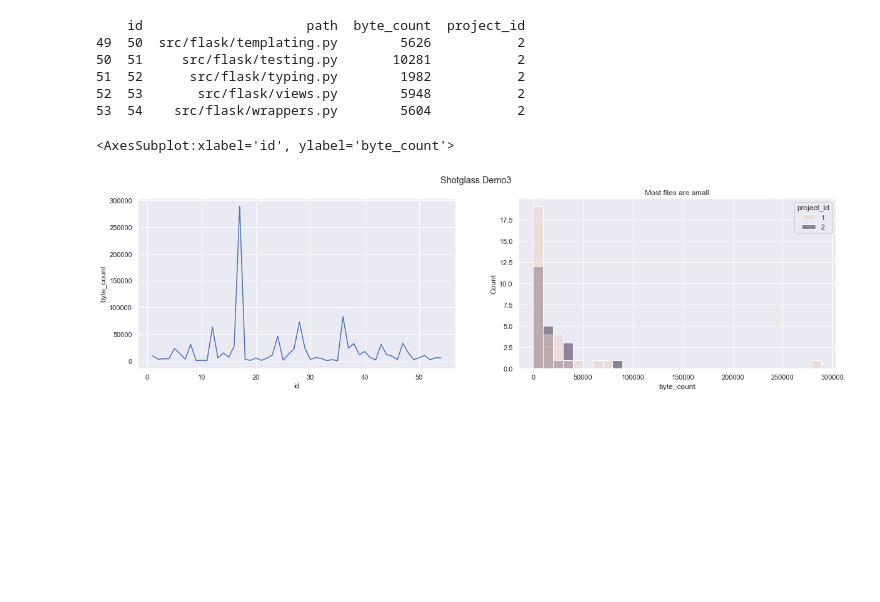
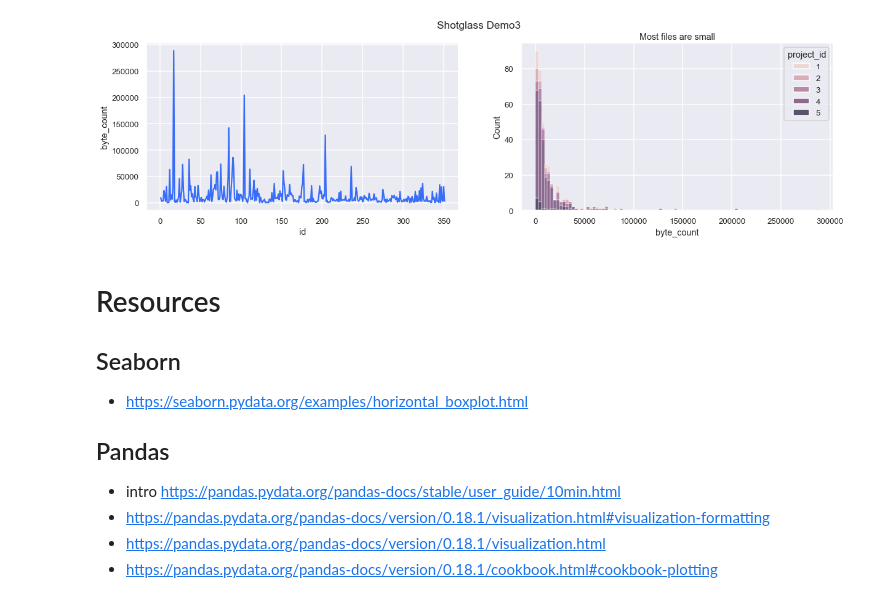
Before and after one commit to johntellsall/shotglass, a Jupyter notebook: dec/shotglass3.ipynb, the cells around one changed output. Cells and saved outputs as stored; diff of their text form; code cells hidden in the pictures; blank space fills up the shorter version.

```diff
--- a/dec/shotglass3.ipynb
+++ b/dec/shotglass3.ipynb
@@ -4,32 +4,47 @@ import sqlite3
 
 con = sqlite3.connect('main.db')
 
-data_sql = 'select * from files where project_id in (1,2)'
+penguins = sns.load_dataset("penguins")
+# print(penguins.head())
+
+data_sql = 'select * from files where project_id in (1,2) order by 1'
+data_sql = 'select * from files where project_id <= 5'
 df = pd.read_sql(data_sql, con)
-print(df.tail())
+# print(df.tail())
-# %% [output]
-    id                     path  byte_count  project_id
-49  50  src/flask/templating.py        5626           2
-50  51     src/flask/testing.py       10281           2
-51  52      src/flask/typing.py        1982           2
-52  53       src/flask/views.py        5948           2
-53  54    src/flask/wrappers.py        5604           2
+# %%
+import seaborn as sns
+import matplotlib.pyplot as plt  # TODO: remove?
+
+# PLOT STYLE AND GLOBALS
+#
+# context = scaling; theme = visuals; style = general things
+sns.set_theme(context='talk', palette='rainbow', font_scale=0.8)
+
+# - palette: deep, muted, bright, pastel, dark, colorblind
+# sns.set_palette("colorblind")
+# sns.set_context("notebook", font_scale=1.5)
 # %%
-import seaborn as sns
-import matplotlib.pyplot as plt  # TODO: remove?
-
-# sns.set_theme(style="darkgrid")
-# sns.color_palette("pastel")
-
+# actual plots
 
 fig, axs = plt.subplots(ncols=2, figsize=(20,5))
 fig.suptitle('Shotglass Demo3')
 
-hist_p = sns.histplot(data=df, x="byte_count", hue="project_id") # , hue="species", multiple="stack")
-hist_p.set(title="Most files are small")
+if 1:
+    hist_p = sns.histplot(data=df, x="byte_count", hue="project_id", multiple="stack") # , hue="species")
+    hist_p.set(title="Most files are small")
 
-# sns.scatterplot(x="id", y="byte_count", data=df, ax=axs[0]) # hue="sex",
-sns.lineplot(x="id", y="byte_count", data=df, ax=axs[0])
+if 1:
+    sns.lineplot(x="id", y="byte_count", data=df, ax=axs[0])
 # %% [output]
-<AxesSubplot:xlabel='id', ylabel='byte_count'>
-[figure, old version]
+[figure, new version]
+# %% [markdown]
+# Resources
+
+## Seaborn
+* https://seaborn.pydata.org/examples/horizontal_boxplot.html
+
+## Pandas
+* intro https://pandas.pydata.org/pandas-docs/stable/user_guide/10min.html
+* https://pandas.pydata.org/pandas-docs/version/0.18.1/visualization.html#visualization-formatting
+* https://pandas.pydata.org/pandas-docs/version/0.18.1/visualization.html
+* https://pandas.pydata.org/pandas-docs/version/0.18.1/cookbook.html#cookbook-plotting
```
Also changed, not shown: 2 other files.
